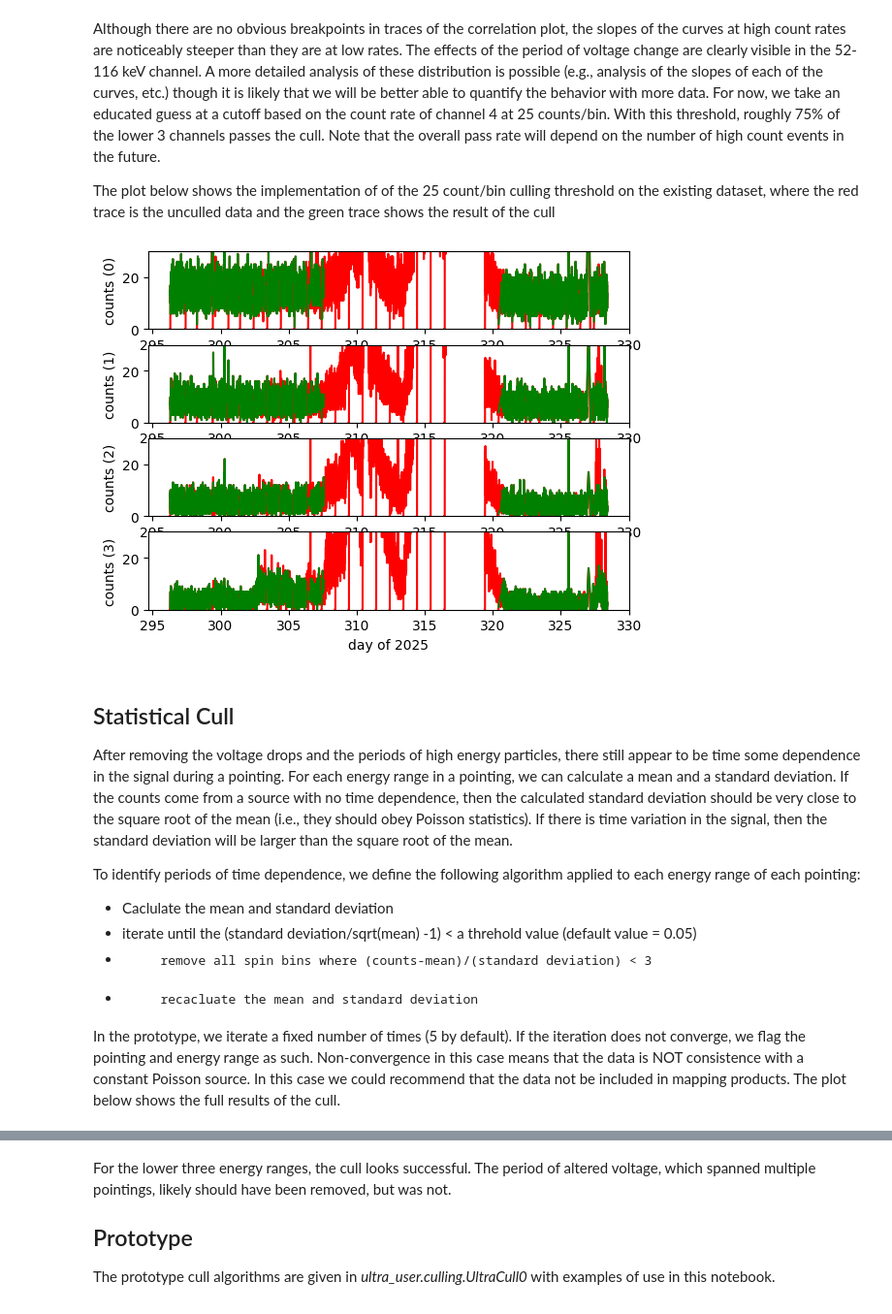
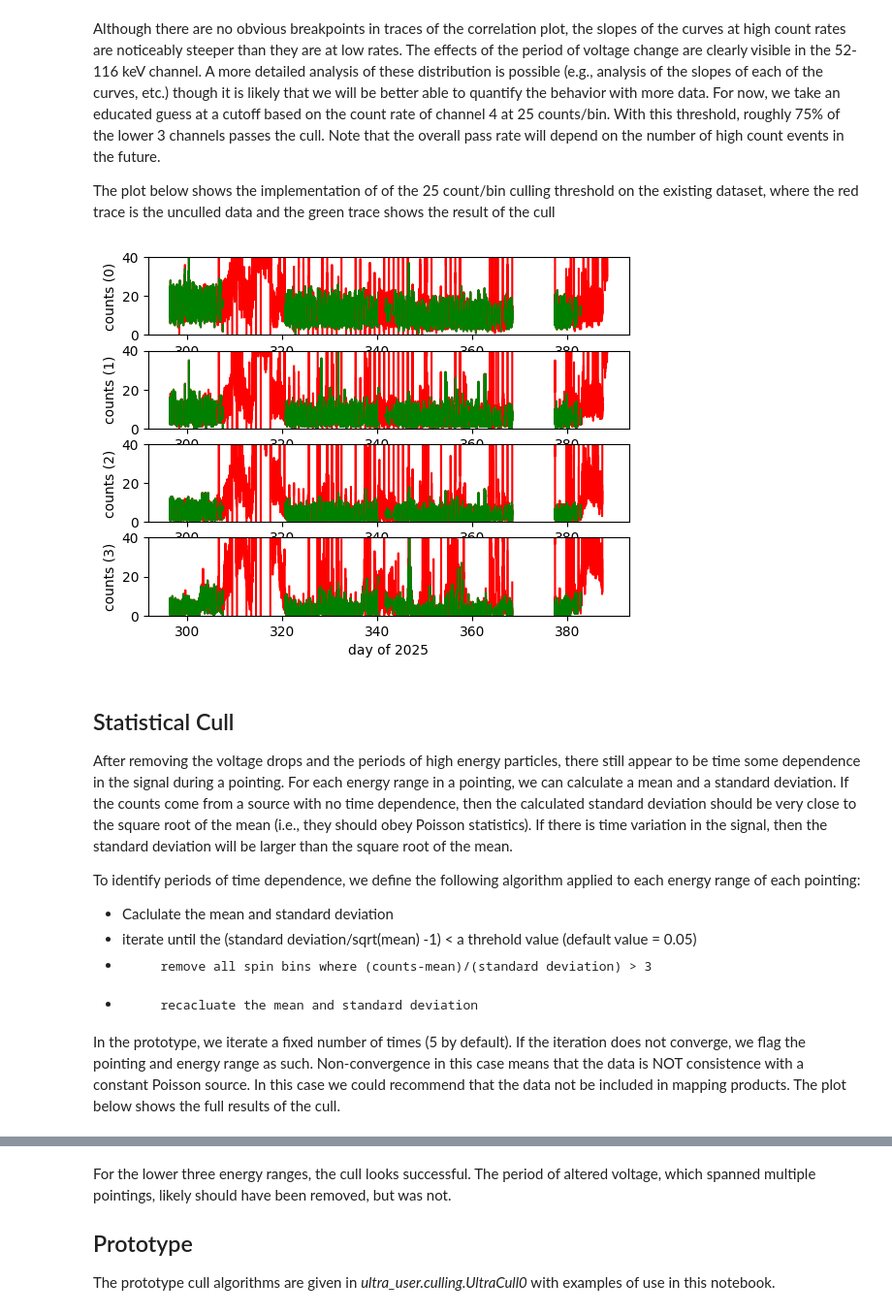
Before and after one commit to demajistre/imap_processing, a Jupyter notebook: ultra_user/culling/cull_notebook1.ipynb, the cells around one changed output, grey strips where cells are left out. Shown at 97% size. Drawn from its saved outputs; the diff is of its cells as text; code cells hidden in the pictures.

Commit message:
preliminary cull

```diff
--- a/ultra_user/culling/cull_notebook1.ipynb
+++ b/ultra_user/culling/cull_notebook1.ipynb
@@ -61,14 +61,14 @@ Even with these broad energy bins, the number of counts/spin is still small, i.e
 
 Both the energy and the temporal binning are subject to tuning, although in the analysis that follows, we adopt the above bin definitions. The following culling prototype code uses these defaults - this sets up the data set for analysis, the details of which will be described below
 # %%
-repointings = np.append(range(27,48),range(50,59))
+repointings = np.append(range(27,99),range(125,136))
 cullData = dict()
 ecull = dict()
 scull = dict()
 vcull = dict()
 cnt_sum = dict()
 for repoint in repointings:
-    cullData[repoint] = UltraCull0.UltraCull0(repoint,energy_ranges,rootDir=rootDir)
+    cullData[repoint] = UltraCull0.UltraCull0(repoint,energy_ranges,rootDir=rootDir,spin_range=20)
     cnt_sum[repoint] = cullData[repoint].get_count_summary()
     vcull[repoint] = cullData[repoint].voltage_cull()
     ecull[repoint] = cullData[repoint].high_energy_cull()
@@ -122,0 +125,21 @@ plt.legend()
+# %%
+fig,ax1 = plt.subplots()
+c1 = 'b'
+ax1.set_xlabel('MET seconds')
+ax1.set_ylabel('Mininum deflector voltage (V)', color=c1)
+ax2 = ax1.twinx()
+c2 = 'tab:orange'
+ax2.set_ylabel('Bin 1 counts/bin', color=c2)  # we already handled the x-label with ax1
+ax2.set_yscale('log')
+ax2.set_ylim(5,5000)
+
+for repoint in repointings:
+    cbins = cullData[repoint].center_spin()
+    status = cullData[repoint].status
+    minv=np.minimum(status['rightdeflection_v'], status['leftdeflection_v'])
+
+    ax1.plot(status['shcoarse'],minv,c1,label='minimum deflector voltage')
+    ax2.plot(cbins['center_time'],cullData[repoint].get_count_summary()[:,1],c2,label='Counts in Energy Bin 1')
+    ii = np.nonzero(vcull[repoint]['binMask'])[0]
+    ax2.plot(cbins['center_time'][ii], cullData[repoint].get_count_summary()[ii, 1], 'g', label='culled')
+plt.show()
@@ -199,25 +224,25 @@ The plot below shows the implementation of of the 25 count/bin culling threshold
 # %%
 
 # voltage and high energy cull
 t0 = spiceypy.sce2t(-43,spiceypy.str2et("2025-01-01T00"))*2.e-5 +1#magic number time conversion
 nch=4
 fig,axs = plt.subplots(nch)
 for repoint in repointings:
     tDay = (cullData[repoint].center_spin()['center_time']-t0)/86400
-    ii = np.nonzero(ecull[repoint]['mask'])[0]
+    ii = np.nonzero(np.logical_and(ecull[repoint]['mask'],vcull[repoint]['binMask'] ))[0]
     for ech in range(nch):
         cnts = cullData[repoint].get_count_summary()[:,ech]
         axs[ech].plot(tDay, cnts,'r')
         if len(ii) > 0:
             color='g'
             axs[ech].plot(tDay[ii], cnts[ii], color)
 for ech in range(nch):
-    axs[ech].set_ylim(0,30)
+    axs[ech].set_ylim(0,40)
     axs[ech].set_ylabel(f"counts ({ech})")
 axs[nch-1].set_xlabel("day of 2025")
 plt.show()
 # %% [output]
-[figure, old version]
+[figure, new version]
 # %% [markdown]
 ## Statistical Cull
 After removing the voltage drops and the periods of high energy particles, there still appear to be time some dependence in the signal during a pointing. For each energy range in a pointing, we can calculate a mean and a standard deviation.  If the counts come from a source with no time dependence, then the calculated standard deviation should be very close to the square root of the mean (i.e., they should obey Poisson statistics). If there is time variation in the signal, then the standard deviation will be larger than the square root of the mean.
@@ -225,7 +250,7 @@ After removing the voltage drops and the periods of high energy particles, there
 To identify periods of time dependence, we define the following algorithm applied to each energy range of each pointing:
 - Caclulate the mean and standard deviation
 - iterate until the (standard deviation/sqrt(mean) -1) < a threhold value (default value = 0.05)
--        remove all spin bins where (counts-mean)/(standard deviation) < 3
+-        remove all spin bins where (counts-mean)/(standard deviation) > 3
 -        recacluate the mean and standard deviation
 
 In the prototype, we iterate a fixed number of times (5 by default).  If the iteration does not converge, we flag the pointing and energy range as such. Non-convergence in this case means that the data is NOT consistence with a constant  Poisson source.  In this case we could recommend that the data not be included in mapping products.
```
Also changed, not shown: parts of 10 cells of this notebook, 3 other files.
